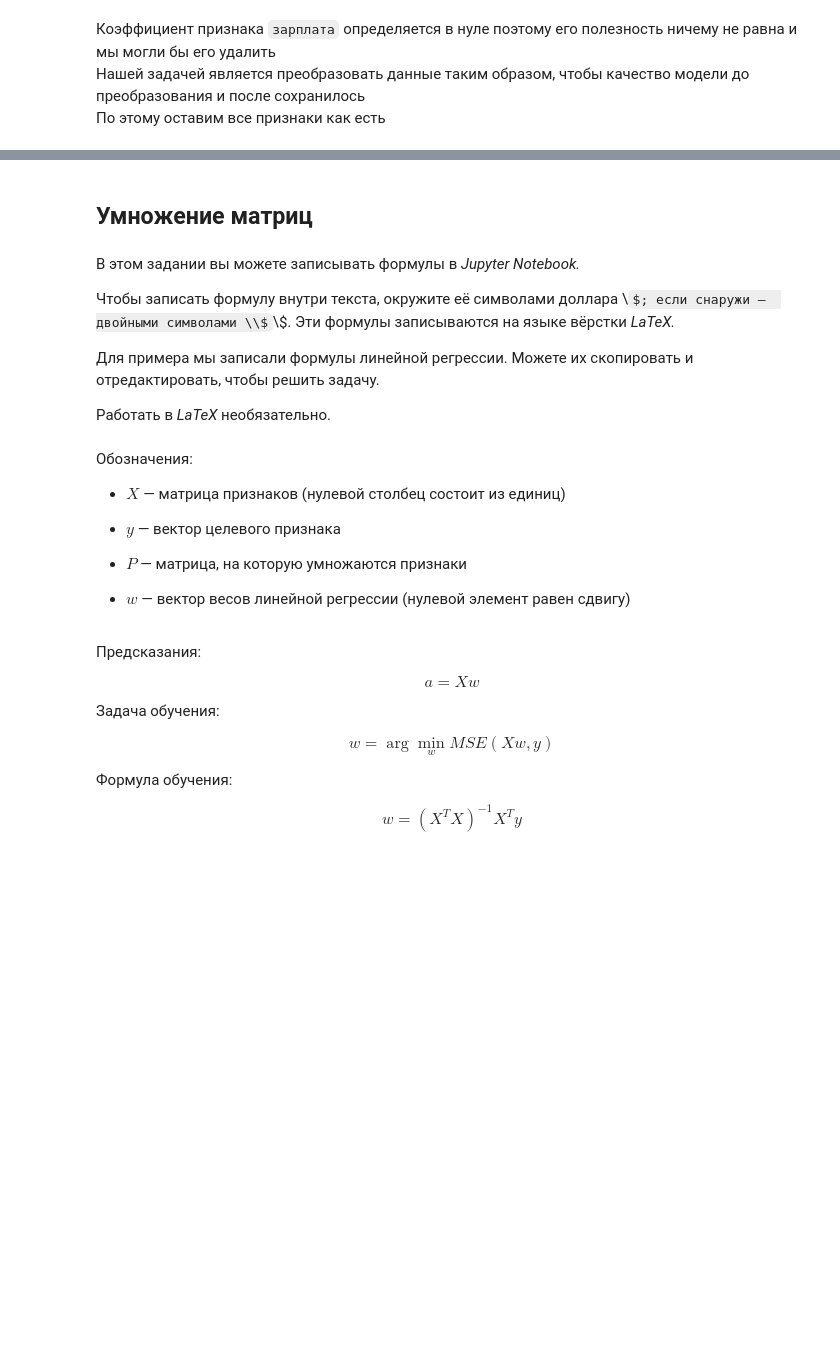
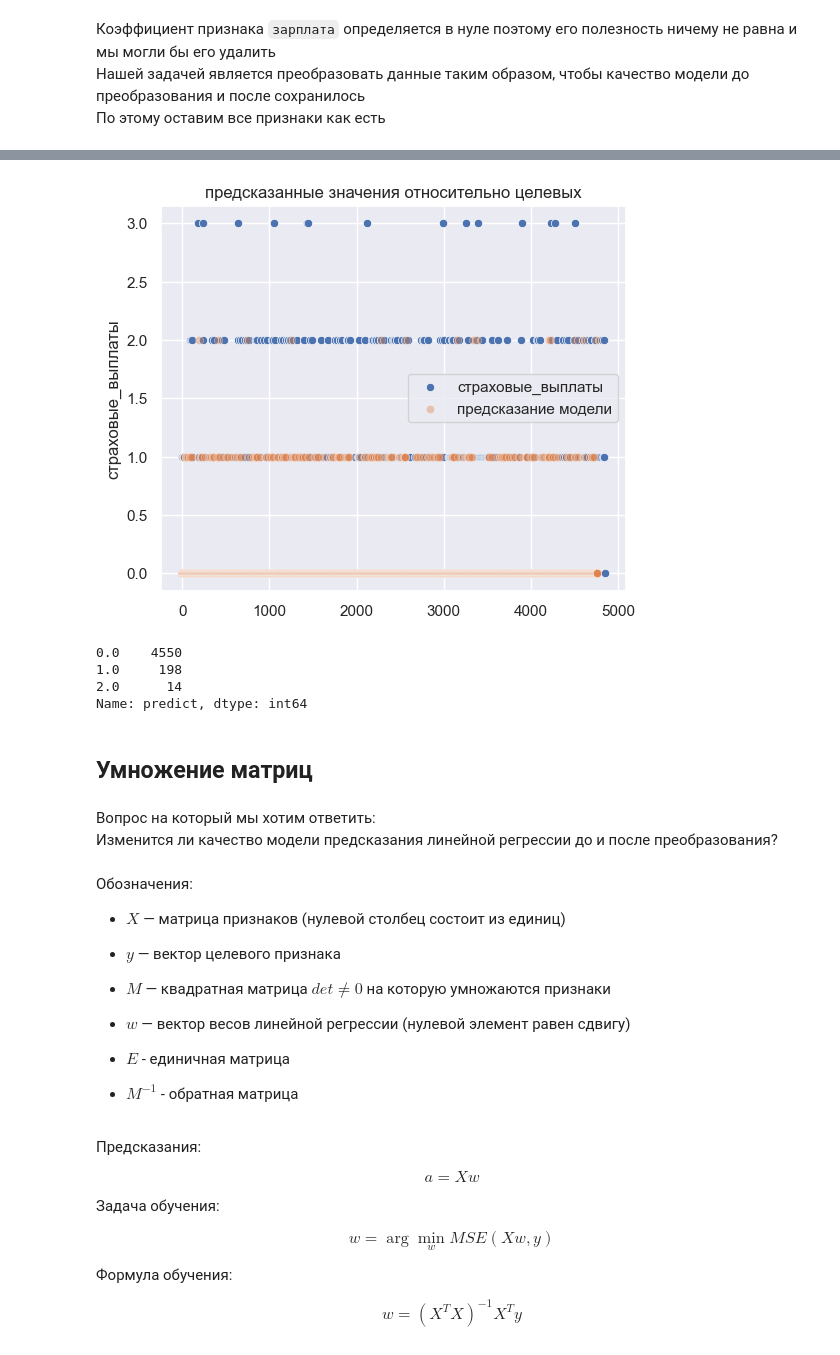
Before and after one commit to MaxMacClane/Ypracticum, a Jupyter notebook: Защита персональных данных клиентов/5d69f949-814d-4e1d-bc95-0a2877da8610.ipynb, the cells around one changed output, grey strips where cells are left out. Cells and saved outputs as stored; diff of their text form; code cells hidden in the pictures; some formulas as TeX source; blank space fills up the shorter version.

```diff
--- a/Защита персональных данных клиентов/5d69f949-814d-4e1d-bc95-0a2877da8610.ipynb
+++ b/Защита персональных данных клиентов/5d69f949-814d-4e1d-bc95-0a2877da8610.ipynb
@@ -294,13 +317,27 @@ plt.show()
+# %%
+# посторим график на котором сравним исходные таргеты и предсказания моделей
+fig, ax = plt.subplots(1, 1, figsize=(6, 5))
+sns.scatterplot(data=exam_logr['страховые_выплаты'], ax=ax ) \
+    .set_title('предсказанные значения относительно целевых');
+sns.scatterplot(data=exam_logr['predict'], ax=ax, alpha=0.4);
+
+ax.legend(['страховые_выплаты', 'предсказание модели'])
+
+plt.show()
+# %% [output]
+[figure, added]
+# %%
+exam_logr['predict'].value_counts()
+# %% [output]
+0.0    4550
+1.0     198
+2.0      14
+Name: predict, dtype: int64
 # %% [markdown]
 ## Умножение матриц
-# %% [markdown]
-В этом задании вы можете записывать формулы в *Jupyter Notebook.*
-
-Чтобы записать формулу внутри текста, окружите её символами доллара \\$; если снаружи —  двойными символами \\$\\$. Эти формулы записываются на языке вёрстки *LaTeX.*
-
-Для примера мы записали формулы линейной регрессии. Можете их скопировать и отредактировать, чтобы решить задачу.
-
-Работать в *LaTeX* необязательно.
+# %% [markdown]
+Вопрос на который мы хотим ответить:<br>
+Изменится ли качество модели предсказания линейной регрессии до и после преобразования?
 # %% [markdown]
 Обозначения:
 
@@ -308,9 +345,13 @@ plt.show()
 
 - $y$ — вектор целевого признака
 
-- $P$ — матрица, на которую умножаются признаки
+- $M$ — квадратная матрица $det  ≠ 0  $ на которую умножаются признаки
 
 - $w$ — вектор весов линейной регрессии (нулевой элемент равен сдвигу)
+
+- $E$ - единичная матрица
+
+- $ M^{-1}$ - обратная матрица
 # %% [markdown]
 Предсказания:
 
```
Also changed, not shown: parts of 23 cells of this notebook.
